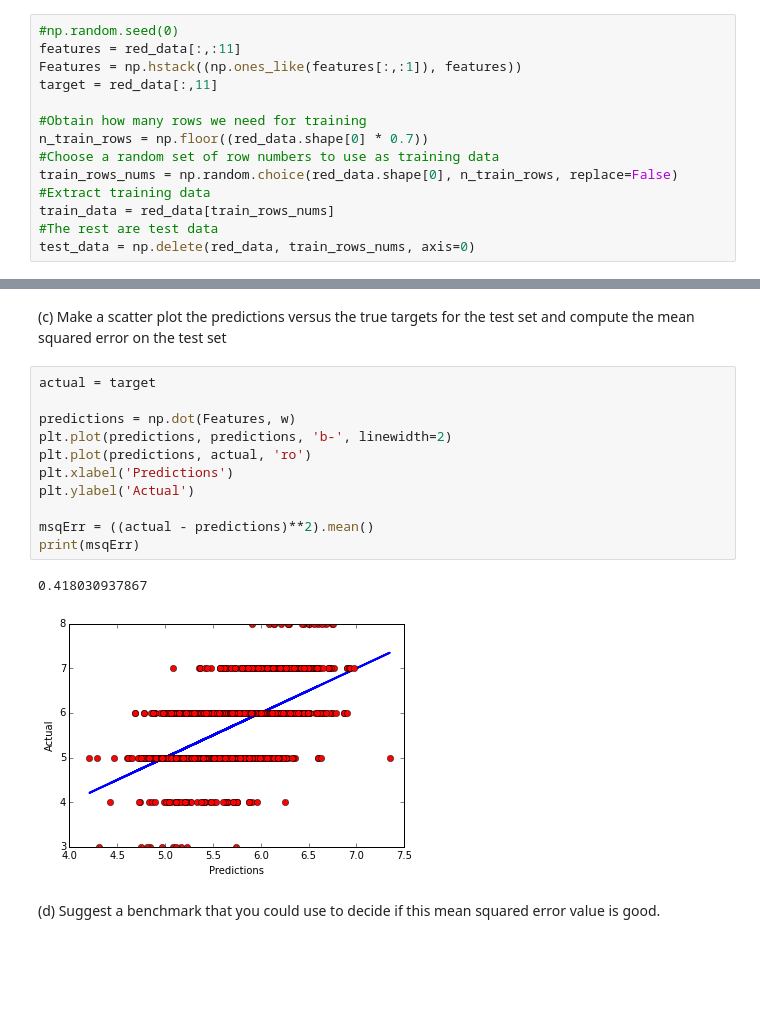
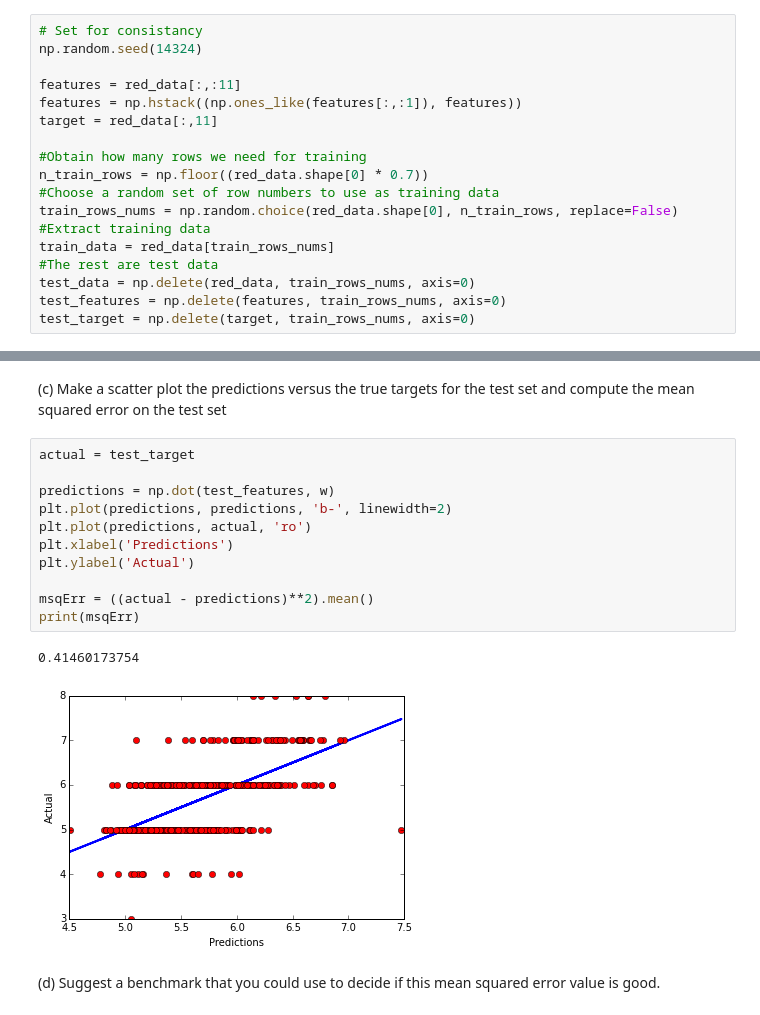
Before and after one commit to RossMeikleham/MachineLearning-Wines, a Jupyter notebook: notebook.ipynb, the cells around one changed output, grey strips where cells are left out. Cells and saved outputs as stored; diff of their text form; blank space fills up the shorter version.

```diff
--- a/notebook.ipynb
+++ b/notebook.ipynb
@@ -37,9 +37,11 @@ Exercise 4 (Linear Regression):
 
 (a) Randomly Select 30% of red wine data for testing, and 70% for training
 # %%
-#np.random.seed(0)
+# Set for consistancy
+np.random.seed(14324)
+
 features = red_data[:,:11]
-Features = np.hstack((np.ones_like(features[:,:1]), features))
+features = np.hstack((np.ones_like(features[:,:1]), features))
 target = red_data[:,11]
 
 #Obtain how many rows we need for training
@@ -50,3 +52,5 @@ train_rows_nums = np.random.choice(red_data.shape[0], n_train_rows, replace=Fals
 train_data = red_data[train_rows_nums]
 #The rest are test data
 test_data = np.delete(red_data, train_rows_nums, axis=0)
+test_features = np.delete(features, train_rows_nums, axis=0)
+test_target = np.delete(target, train_rows_nums, axis=0)
@@ -65,19 +67,19 @@ w = np.linalg.solve(np.dot(X.T, X), np.dot(X.T, y))
 (c) Make a scatter plot the predictions versus the true targets for the test set and compute the
 mean squared error on the test set
 # %%
-actual = target
+actual = test_target
 
-predictions = np.dot(Features, w)
+predictions = np.dot(test_features, w)
 plt.plot(predictions, predictions, 'b-', linewidth=2)
 plt.plot(predictions, actual, 'ro')
 plt.xlabel('Predictions')
 plt.ylabel('Actual')
 
 msqErr = ((actual - predictions)**2).mean()
 print(msqErr)
 # %% [output]
-0.418030937867
+0.41460173754
-[figure, old version]
+[figure, new version]
 # %% [markdown]
 (d) Suggest a benchmark that you could use to decide if this mean squared error value is good.
 # %% [markdown]
```
Also changed, not shown: parts of 5 cells of this notebook.
